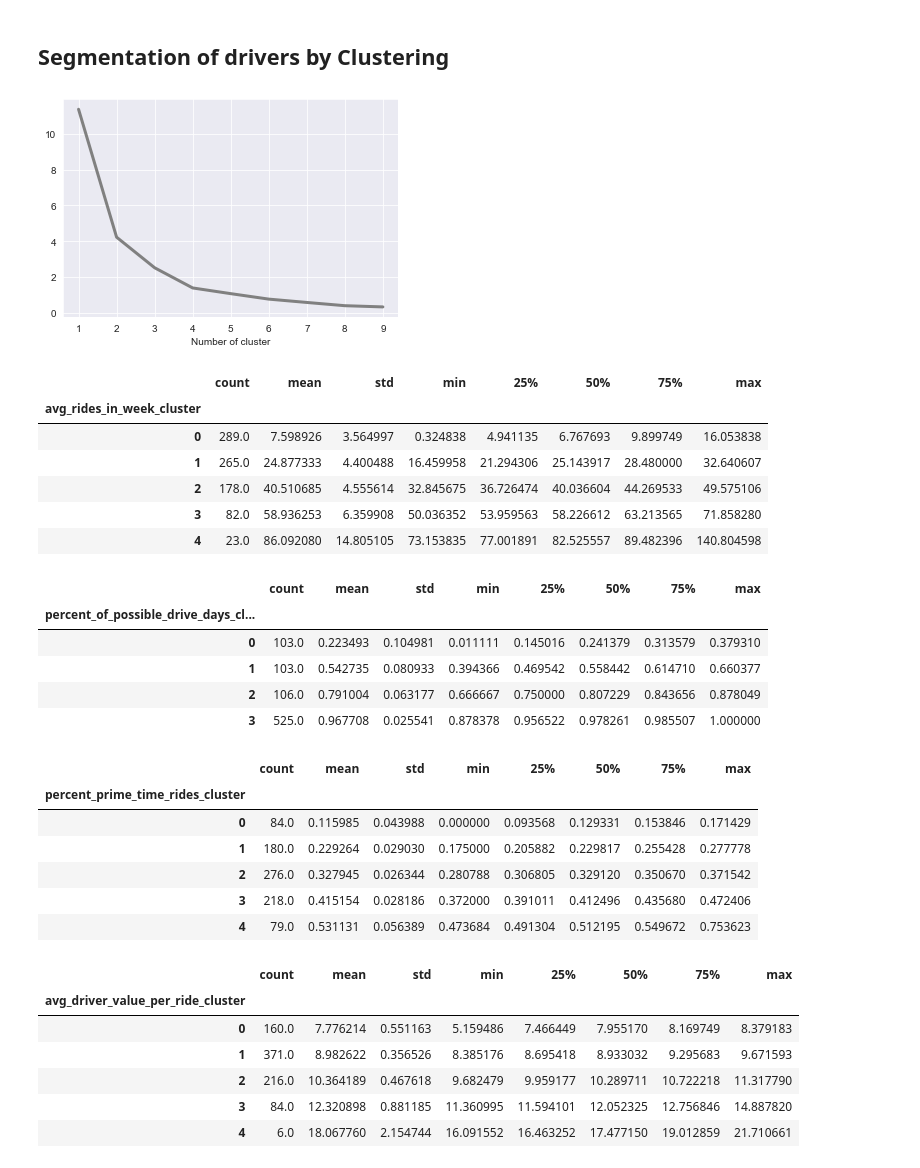
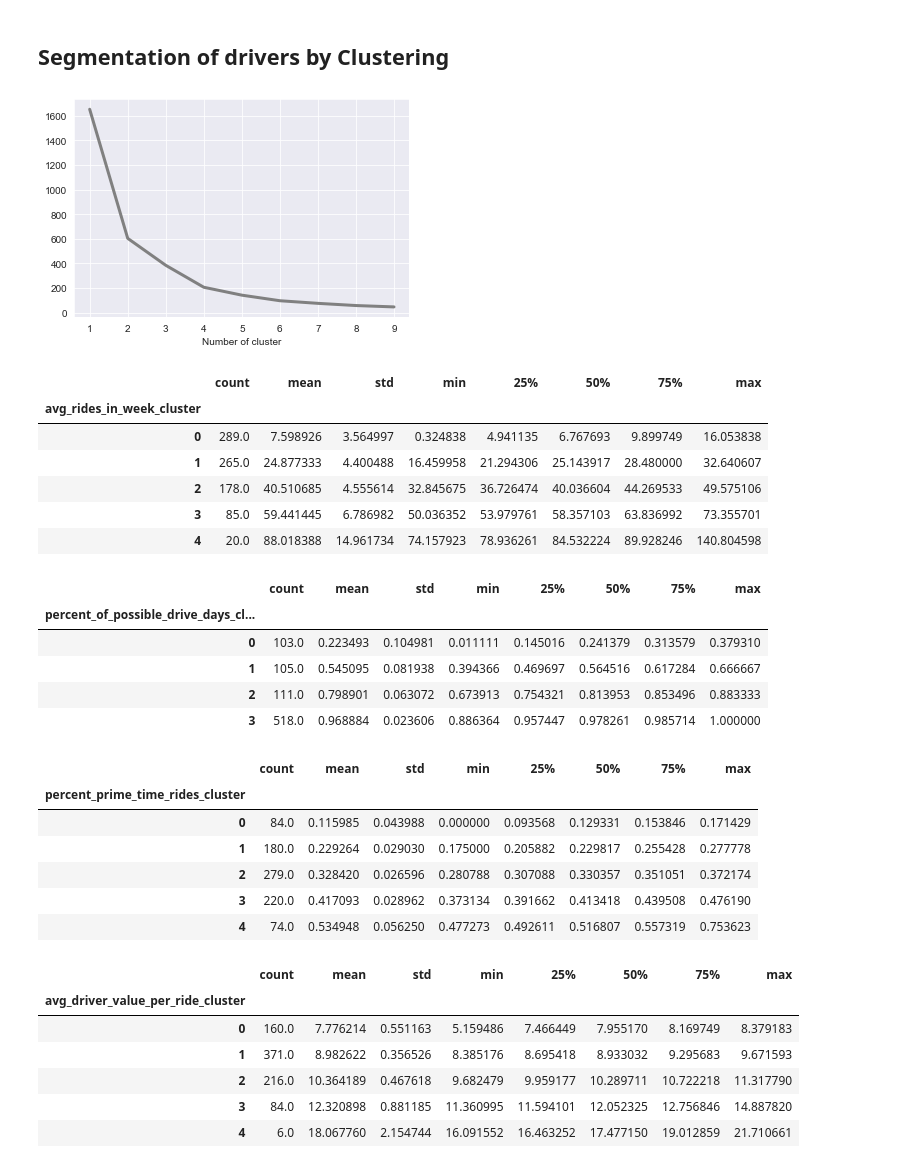
Before and after one commit to AugmentedMode/Lyft-Data-Challenge, a Jupyter notebook: Lyft-Analysis.ipynb, the cells around one changed output. Saved outputs shown, nothing was run; the diff lists cells and outputs as text; code cells hidden in the pictures.

```diff
--- a/Lyft-Analysis.ipynb
+++ b/Lyft-Analysis.ipynb
@@ -352,6 +351,10 @@ updated_driver_data_df['percent_prime_time_rides'] = percent_prime_time_rides
 # Gets the percentage of how many days a driver drove for in the amount of time they could have drove for according to the data
 
 updated_driver_data_df['percent_of_possible_drive_days'] = updated_driver_data_df['days_being_a_lyft_driver_int'] / updated_driver_data_df['maximum_drive_days_int']
+
+# Gets the average time of a driver from when they accepted a ride to when they arrive
+
+updated_driver_data_df['avg_time_from_accept_to_arrive'] = main_ride_data_df.groupby('driver_id')['minutes_between_accept_arrive'].mean().values
 # %% [markdown]
 # Key Dataframes
 # %%
@@ -495,21 +517,21 @@ def order_cluster(cluster_field_name, target_field_name,df,ascending):
 # %%
 # Graph to find out how many clusters to cluster
 
 sse={}
-tx_recency = updated_driver_data_df[['percent_prime_time_rides']]
+tx_recency = updated_driver_data_df[['avg_time_from_accept_to_arrive']]
 for k in range(1, 10):
     kmeans = KMeans(n_clusters=k, max_iter=1000).fit(tx_recency)
     tx_recency['clusters'] = kmeans.labels_
     sse[k] = kmeans.inertia_
 
 plt.figure()
 plt.plot(list(sse.keys()), list(sse.values()), color='gray', linewidth=3.0)
 plt.xlabel('Number of cluster')
 sns.set_style('darkgrid')
 ax.grid('on')
 plt.show()
 # %% [output]
-[figure, old version]
+[figure, new version]
 # %%
 #build 4 clusters for recency and add it to dataframe
 
@@ -526,8 +548,8 @@ updated_driver_data_df.groupby('avg_rides_in_week_cluster')['avg_rides_in_week']
 | 0 | 289.0 | 7.598926 | 3.564997 | 0.324838 | 4.941135 | 6.767693 | 9.899749 | 16.053838 |
 | 1 | 265.0 | 24.877333 | 4.400488 | 16.459958 | 21.294306 | 25.143917 | 28.480000 | 32.640607 |
 | 2 | 178.0 | 40.510685 | 4.555614 | 32.845675 | 36.726474 | 40.036604 | 44.269533 | 49.575106 |
-| 3 | 82.0 | 58.936253 | 6.359908 | 50.036352 | 53.959563 | 58.226612 | 63.213565 | 71.858280 |
-| 4 | 23.0 | 86.092080 | 14.805105 | 73.153835 | 77.001891 | 82.525557 | 89.482396 | 140.804598 |
+| 3 | 85.0 | 59.441445 | 6.786982 | 50.036352 | 53.979761 | 58.357103 | 63.836992 | 73.355701 |
+| 4 | 20.0 | 88.018388 | 14.961734 | 74.157923 | 78.936261 | 84.532224 | 89.928246 | 140.804598 |
 # %%
 kmeans = KMeans(n_clusters=4)
 kmeans.fit(updated_driver_data_df[['percent_of_possible_drive_days']])
@@ -540,9 +562,9 @@ updated_driver_data_df.groupby('percent_of_possible_drive_days_cluster')['percen
 |  | count | mean | std | min | 25% | 50% | 75% | max |
 | percent_of_possible_drive_days_cl... |  |  |  |  |  |  |  |  |
 | 0 | 103.0 | 0.223493 | 0.104981 | 0.011111 | 0.145016 | 0.241379 | 0.313579 | 0.379310 |
-| 1 | 103.0 | 0.542735 | 0.080933 | 0.394366 | 0.469542 | 0.558442 | 0.614710 | 0.660377 |
-| 2 | 106.0 | 0.791004 | 0.063177 | 0.666667 | 0.750000 | 0.807229 | 0.843656 | 0.878049 |
-| 3 | 525.0 | 0.967708 | 0.025541 | 0.878378 | 0.956522 | 0.978261 | 0.985507 | 1.000000 |
+| 1 | 105.0 | 0.545095 | 0.081938 | 0.394366 | 0.469697 | 0.564516 | 0.617284 | 0.666667 |
+| 2 | 111.0 | 0.798901 | 0.063072 | 0.673913 | 0.754321 | 0.813953 | 0.853496 | 0.883333 |
+| 3 | 518.0 | 0.968884 | 0.023606 | 0.886364 | 0.957447 | 0.978261 | 0.985714 | 1.000000 |
 # %%
 kmeans = KMeans(n_clusters=5)
 kmeans.fit(updated_driver_data_df[['percent_prime_time_rides']])
@@ -556,9 +578,9 @@ updated_driver_data_df.groupby('percent_prime_time_rides_cluster')['percent_prim
 | percent_prime_time_rides_cluster |  |  |  |  |  |  |  |  |
 | 0 | 84.0 | 0.115985 | 0.043988 | 0.000000 | 0.093568 | 0.129331 | 0.153846 | 0.171429 |
 | 1 | 180.0 | 0.229264 | 0.029030 | 0.175000 | 0.205882 | 0.229817 | 0.255428 | 0.277778 |
-| 2 | 276.0 | 0.327945 | 0.026344 | 0.280788 | 0.306805 | 0.329120 | 0.350670 | 0.371542 |
-| 3 | 218.0 | 0.415154 | 0.028186 | 0.372000 | 0.391011 | 0.412496 | 0.435680 | 0.472406 |
-| 4 | 79.0 | 0.531131 | 0.056389 | 0.473684 | 0.491304 | 0.512195 | 0.549672 | 0.753623 |
+| 2 | 279.0 | 0.328420 | 0.026596 | 0.280788 | 0.307088 | 0.330357 | 0.351051 | 0.372174 |
+| 3 | 220.0 | 0.417093 | 0.028962 | 0.373134 | 0.391662 | 0.413418 | 0.439508 | 0.476190 |
+| 4 | 74.0 | 0.534948 | 0.056250 | 0.477273 | 0.492611 | 0.516807 | 0.557319 | 0.753623 |
 # %%
 kmeans = KMeans(n_clusters=5)
 kmeans.fit(updated_driver_data_df[['avg_driver_value_per_ride']])
```
Also changed, not shown: parts of 47 cells of this notebook.
